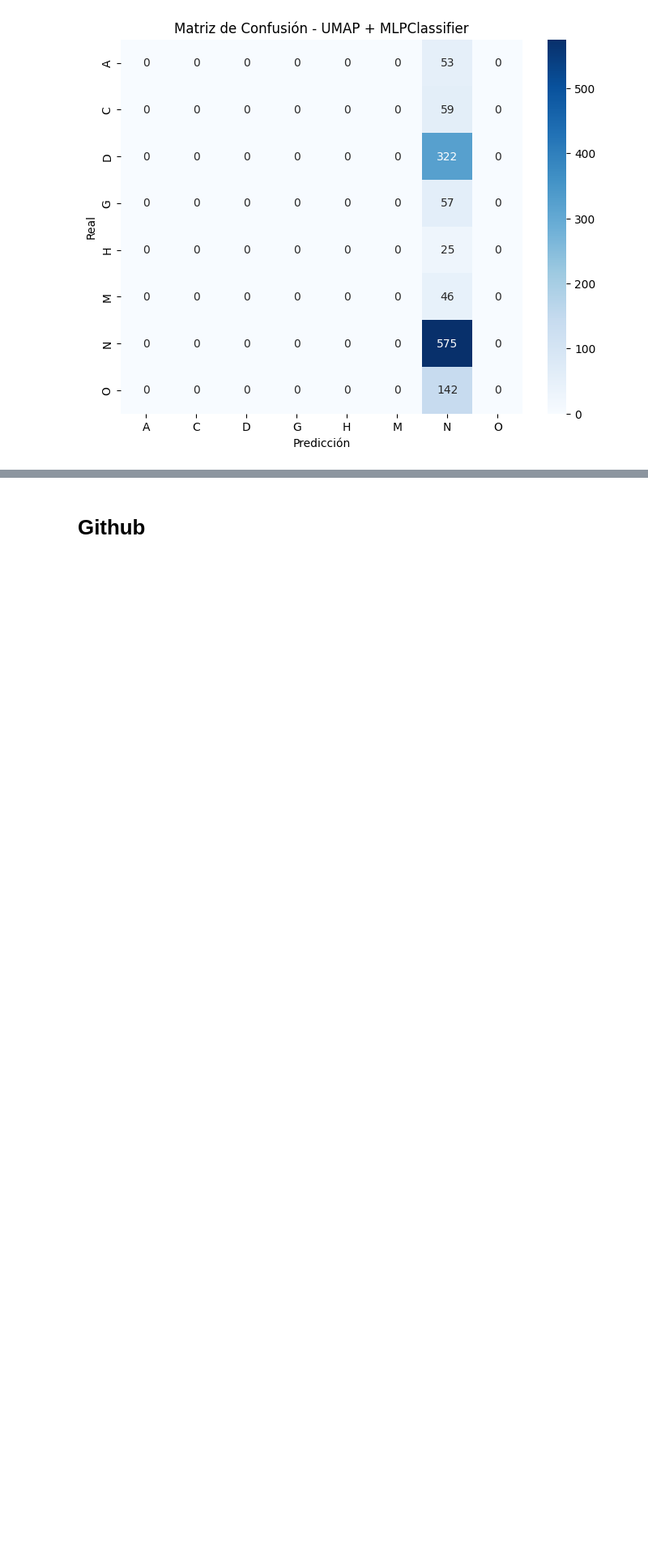
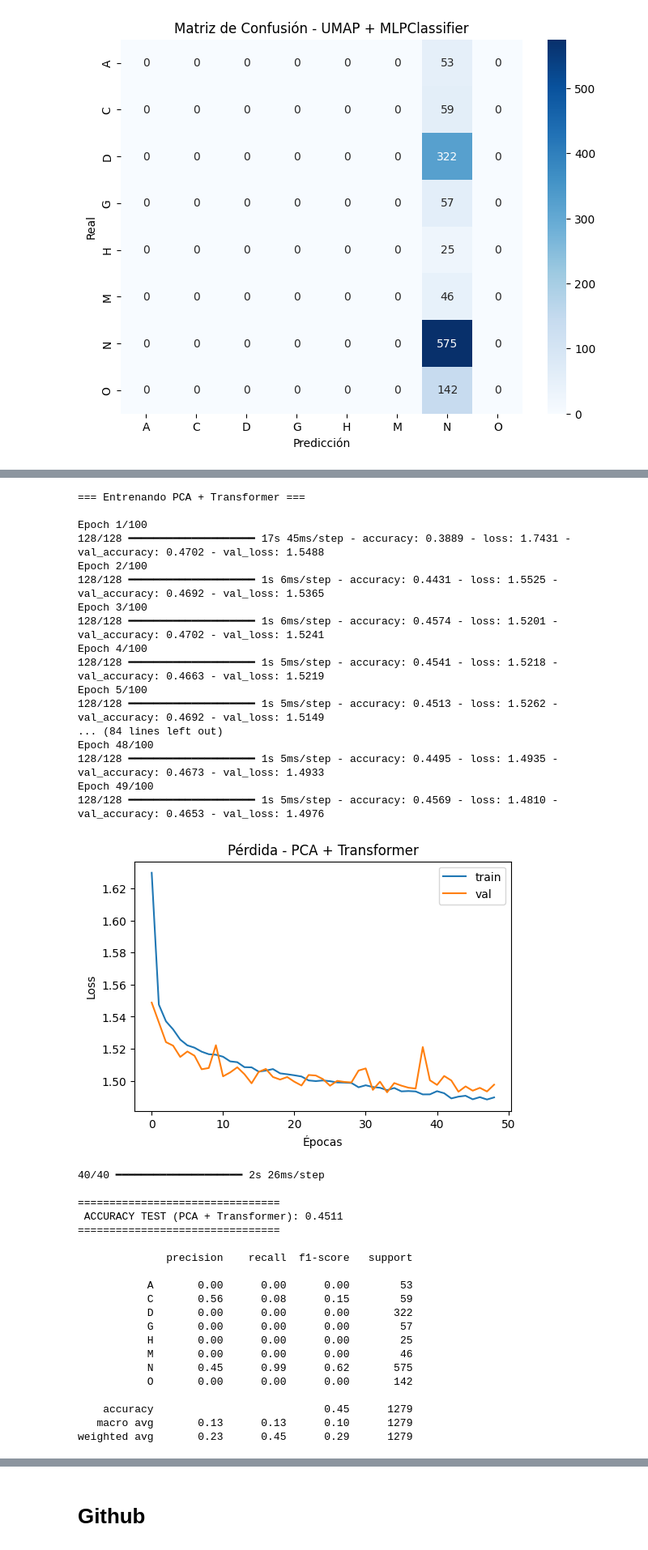
Before and after one commit to KatherinReyes06/Reducci-n-Dimensionalidad-Enfermedades-Oculares, a Jupyter notebook: Copia de EO.ipynb, the cells around one changed output, grey strips where cells are left out. Shown at 81% size. Cells and saved outputs as stored; diff of their text form; code cells hidden in the pictures; blank space fills up the shorter version.

```diff
--- a/Copia de EO.ipynb
+++ b/Copia de EO.ipynb
@@ -2561,0 +2682,48 @@ weighted avg       0.20      0.45      0.28      1279
+# %%
+modelo_pca = entrenar_y_evaluar_transformer(
+    X_train_pca,
+    X_test_pca,
+    y_train,
+    y_test,
+    encoder,
+    "PCA + Transformer"
+)
+# %% [output]
+=== Entrenando PCA + Transformer ===
+
+Epoch 1/100
+128/128 ━━━━━━━━━━━━━━━━━━━━ 17s 45ms/step - accuracy: 0.3889 - loss: 1.7431 - val_accuracy: 0.4702 - val_loss: 1.5488
+Epoch 2/100
+128/128 ━━━━━━━━━━━━━━━━━━━━ 1s 6ms/step - accuracy: 0.4431 - loss: 1.5525 - val_accuracy: 0.4692 - val_loss: 1.5365
+Epoch 3/100
+128/128 ━━━━━━━━━━━━━━━━━━━━ 1s 6ms/step - accuracy: 0.4574 - loss: 1.5201 - val_accuracy: 0.4702 - val_loss: 1.5241
+Epoch 4/100
+128/128 ━━━━━━━━━━━━━━━━━━━━ 1s 5ms/step - accuracy: 0.4541 - loss: 1.5218 - val_accuracy: 0.4663 - val_loss: 1.5219
+Epoch 5/100
+128/128 ━━━━━━━━━━━━━━━━━━━━ 1s 5ms/step - accuracy: 0.4513 - loss: 1.5262 - val_accuracy: 0.4692 - val_loss: 1.5149
+... (84 lines left out)
+Epoch 48/100
+128/128 ━━━━━━━━━━━━━━━━━━━━ 1s 5ms/step - accuracy: 0.4495 - loss: 1.4935 - val_accuracy: 0.4673 - val_loss: 1.4933
+Epoch 49/100
+128/128 ━━━━━━━━━━━━━━━━━━━━ 1s 5ms/step - accuracy: 0.4569 - loss: 1.4810 - val_accuracy: 0.4653 - val_loss: 1.4976
+[figure, added]
+40/40 ━━━━━━━━━━━━━━━━━━━━ 2s 26ms/step
+
+================================
+ ACCURACY TEST (PCA + Transformer): 0.4511
+================================
+
+              precision    recall  f1-score   support
+
+           A       0.00      0.00      0.00        53
+           C       0.56      0.08      0.15        59
+           D       0.00      0.00      0.00       322
+           G       0.00      0.00      0.00        57
+           H       0.00      0.00      0.00        25
+           M       0.00      0.00      0.00        46
+           N       0.45      0.99      0.62       575
+           O       0.00      0.00      0.00       142
+
+    accuracy                           0.45      1279
+   macro avg       0.13      0.13      0.10      1279
+weighted avg       0.23      0.45      0.29      1279
```
Also changed, not shown: parts of 7 cells of this notebook.
